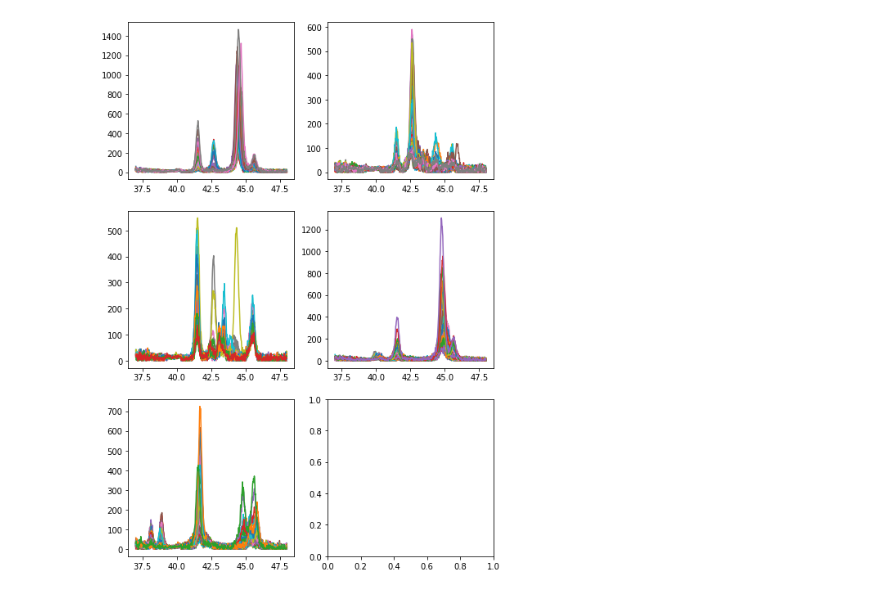
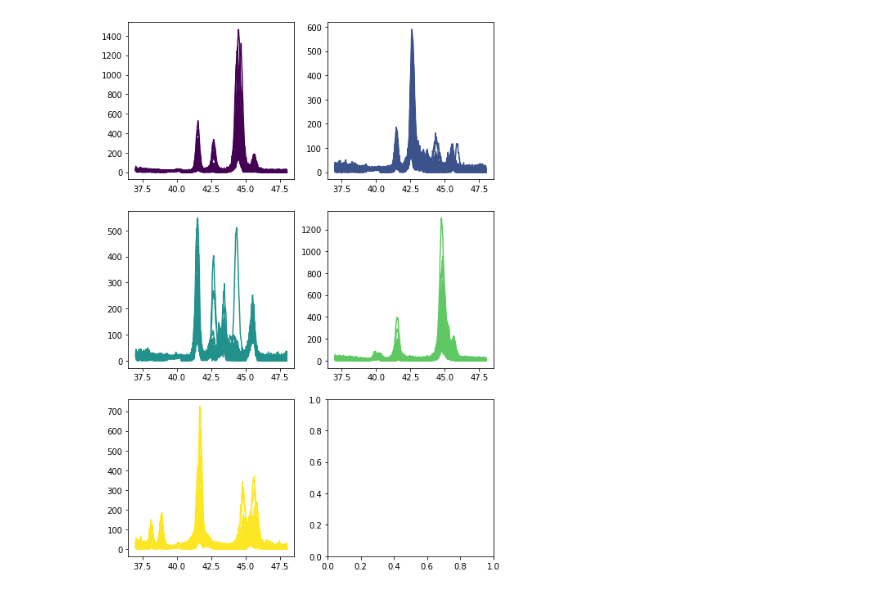
Before and after one commit to pozzo-research-group/papers, a Jupyter notebook: autophasemap/expts/FeGaPd/Fe-Ga-Pd dataset 220922a.ipynb, the cells around one changed output. Saved outputs shown, nothing was run; the diff lists cells and outputs as text; code cells hidden in the pictures.

```diff
--- a/autophasemap/expts/FeGaPd/Fe-Ga-Pd dataset 220922a.ipynb
+++ b/autophasemap/expts/FeGaPd/Fe-Ga-Pd dataset 220922a.ipynb
@@ -51,12 +51,17 @@ Text(0.5, 1.0, 'saturation mag')
 [figure]
 # %%
+from matplotlib.cm import get_cmap
+from matplotlib.colors import Normalize
+
+cmap = get_cmap('viridis')
+norm = Normalize(vmin=0, vmax=4)
 gt1 = L_true[:,1]-1
 fig, axs = plt.subplots(3,2, figsize=(4*2, 4*3))
 axs = axs.flatten()
 for k in np.unique(gt1):
     Mk = np.argwhere(gt1==k).squeeze()
     for cs in Mk:
-        axs[k].plot(T.squeeze(), XRD[cs,:])
+        axs[k].plot(T.squeeze(), XRD[cs,:], color=cmap(norm(k)))
 plt.show()
 # %% [output]
-[figure, old version]
+[figure, new version]
```
Also changed, not shown: parts of 5 cells of this notebook.
